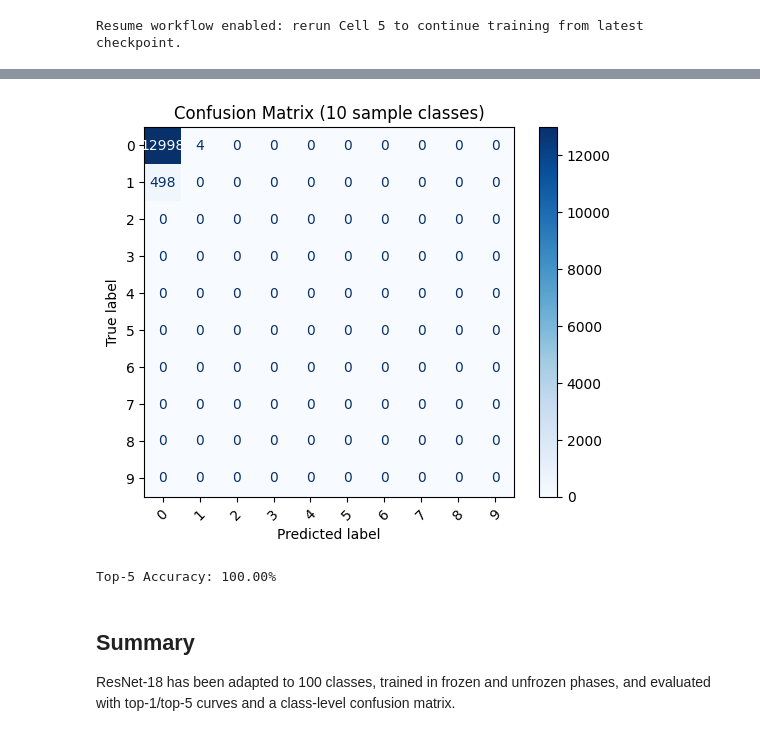
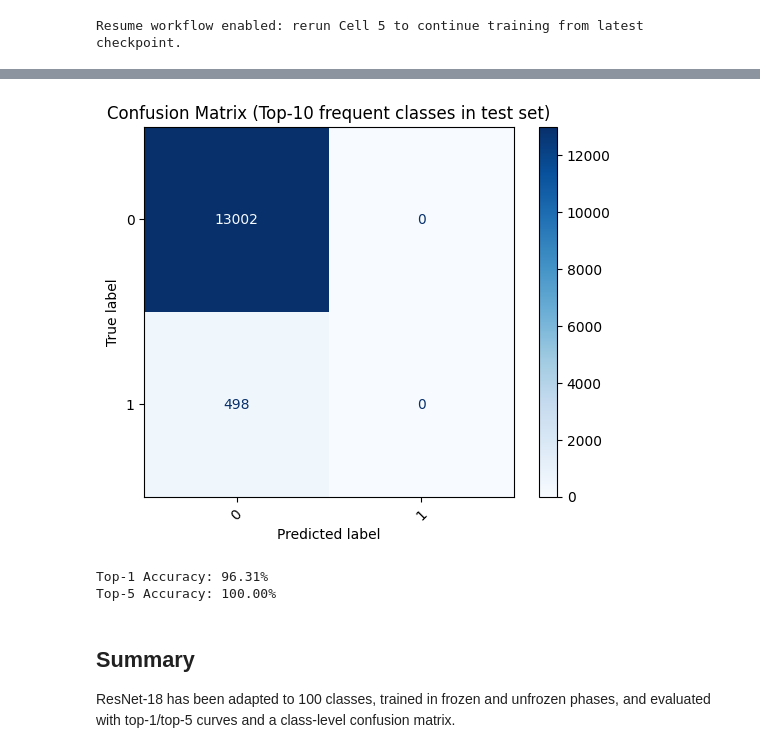
Before and after one commit to RushikeshMasalkar/SelfHealingNN, a Jupyter notebook: notebooks/03_ResNet_Classifier.ipynb, the cells around one changed output, grey strips where cells are left out. Cells and saved outputs as stored; diff of their text form; code cells hidden in the pictures.

```diff
--- a/notebooks/03_ResNet_Classifier.ipynb
+++ b/notebooks/03_ResNet_Classifier.ipynb
@@ -134,36 +166,43 @@ plt.show()
 # %%
+from collections import Counter
+
 model.eval()
 all_preds, all_targets = [], []
 with torch.no_grad():
     for images, labels in test_loader:
         logits = model(images.to(device))
         preds = logits.argmax(dim=1).cpu()
         all_preds.append(preds)
         all_targets.append(labels)
 
 all_preds = torch.cat(all_preds).numpy()
 all_targets = torch.cat(all_targets).numpy()
-sample_classes = list(range(10))
-mask = [i for i, t in enumerate(all_targets) if t in sample_classes]
-cm = confusion_matrix(all_targets[mask], all_preds[mask], labels=sample_classes)
+
+class_counts = Counter(all_targets.tolist())
+sample_classes = [cls for cls, _ in class_counts.most_common(10)]
+cm = confusion_matrix(all_targets, all_preds, labels=sample_classes)
 disp = ConfusionMatrixDisplay(confusion_matrix=cm, display_labels=sample_classes)
 disp.plot(cmap='Blues', xticks_rotation=45)
-plt.title('Confusion Matrix (10 sample classes)')
+plt.title('Confusion Matrix (Top-10 frequent classes in test set)')
 plt.show()
 # %% [output]
-[figure, old version]
+[figure, new version]
 # %%
-top5_correct, total = 0, 0
+top1_correct, top5_correct, total = 0, 0, 0
 with torch.no_grad():
     for images, labels in test_loader:
         logits = model(images.to(device))
+        top1 = logits.argmax(dim=1).cpu()
         top5 = logits.topk(5, dim=1).indices.cpu()
+        top1_correct += top1.eq(labels).sum().item()
         matches = top5.eq(labels.view(-1, 1))
         top5_correct += matches.any(dim=1).sum().item()
         total += labels.size(0)
 
-print(f'Top-5 Accuracy: {100.0 * top5_correct / max(total,1):.2f}%')
+print(f"Top-1 Accuracy: {100.0 * top1_correct / max(total,1):.2f}%")
+print(f"Top-5 Accuracy: {100.0 * top5_correct / max(total,1):.2f}%")
 # %% [output]
+Top-1 Accuracy: 96.31%
 Top-5 Accuracy: 100.00%
 # %% [markdown]
 ## Summary
```
Also changed, not shown: parts of 3 cells of this notebook, 9 other files.
